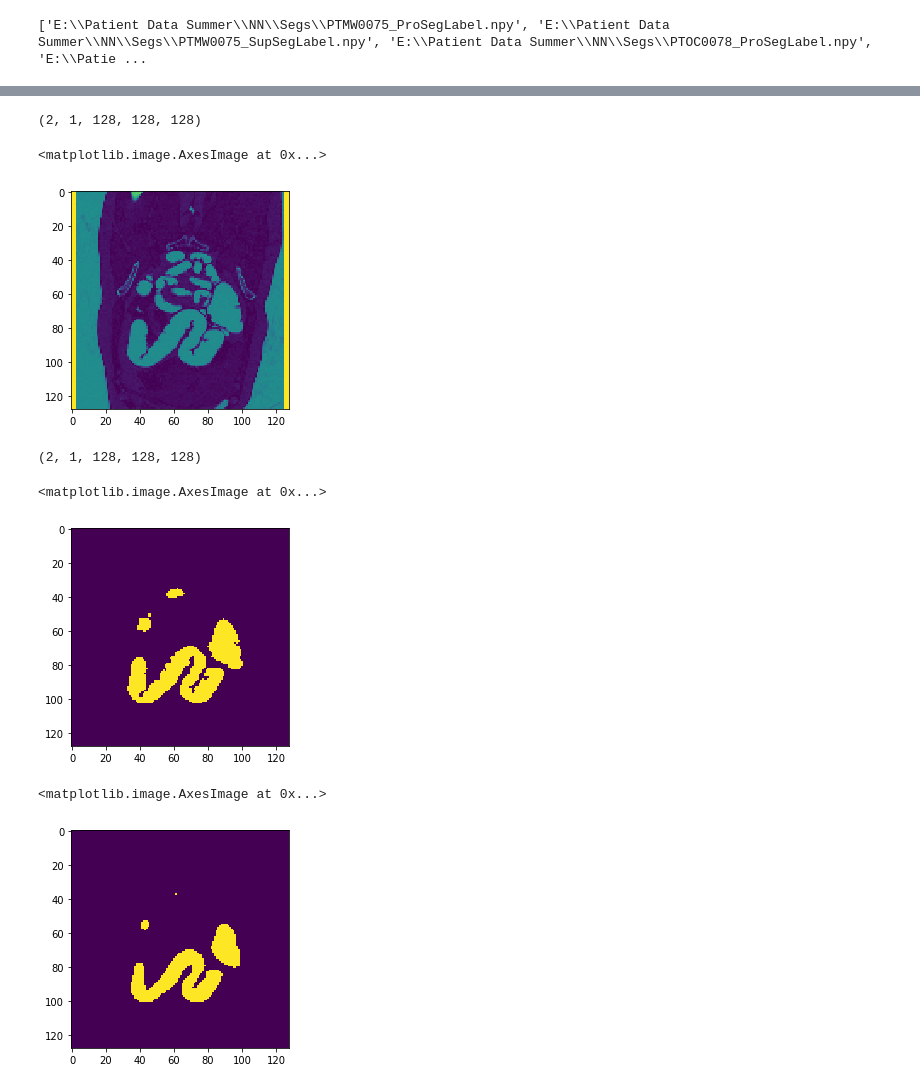
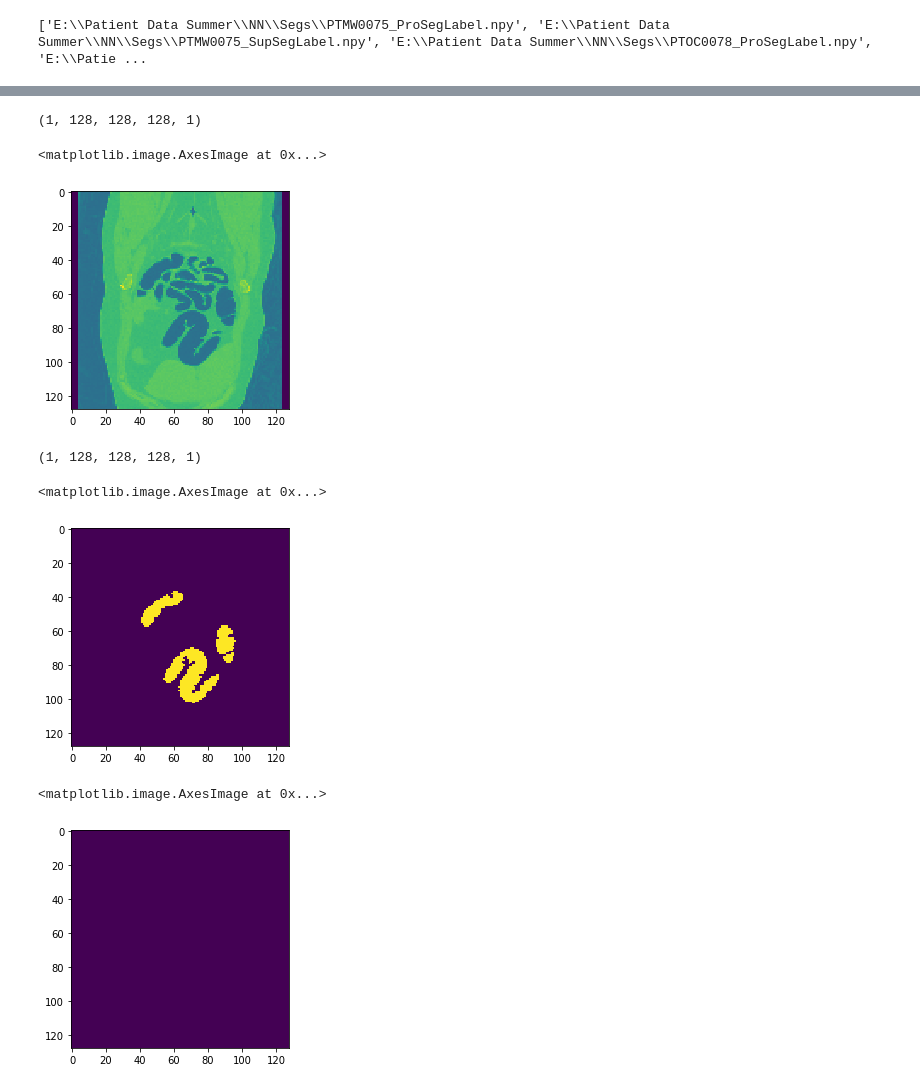
Before and after one commit to SlicerIGT/aigt, a Jupyter notebook: Notebooks/Segmentation3d/AutoSeg.ipynb, the cells around one changed output, grey strips where cells are left out. Drawn from its saved outputs; the diff is of its cells as text; code cells hidden in the pictures.

```diff
--- a/Notebooks/Segmentation3d/AutoSeg.ipynb
+++ b/Notebooks/Segmentation3d/AutoSeg.ipynb
@@ -244,16 +364,16 @@ def dice_coef_loss(y_true, y_pred):
 # %%
 image5Dim = []
 image5DimPaths = []
-for yyy in normalizedFilePaths:
-    print(yyy)
-    a=np.load(yyy)
-    a=a[np.newaxis,...]
-    yyy = yyy[:-4]
-    yyy=yyy + '_5dim.npy'
-    np.save(yyy,a)
+for i in normalizedFilePaths:
+    print(i)
+    a=np.load(i)
+    a=a[...,np.newaxis]
+    i = i[:-4]
+    i=i + '_5dim.npy'
+    np.save(i,a)
     print(np.shape(a))
     image5Dim.append(a)
-    image5DimPaths.append(yyy)
+    image5DimPaths.append(i)
 
 print(np.shape(image5Dim))
 # %% [output]
@@ -278,16 +398,16 @@ E:\Patient Data Summer\NN\Nrrds\PTPR0077_Supine_normalized.npy
 label5Dim = []
 label5DimPaths = []
 
-for iiiii in downsizedLabelFilePaths:
-    print(iiiii)
-    a=np.load(iiiii)
-    a=a[np.newaxis,...]
-    iiiii = iiiii[:-4]
-    iiiii=iiiii + '_5dim.npy'
-    np.save(iiiii,a)
+for i in downsizedLabelFilePaths:
+    print(i)
+    a=np.load(i)
+    a=a[...,np.newaxis]
+    i = i[:-4]
+    i=i + '_5dim.npy'
+    np.save(i,a)
     print(np.shape(a))
     label5Dim.append(a)
-    label5DimPaths.append(yyy)
+    label5DimPaths.append(i)
 
 print(np.shape(label5Dim))
 # %% [output]
@@ -367,9 +464,11 @@ print(listOfLabels)
 # %%
-X_train, X_test, y_train, y_test = train_test_split (image5Dim, label5Dim, test_size = 0.10, random_state = 0)
+X_train, X_test, y_train, y_test = train_test_split (image5Dim, label5Dim, test_size = 0.05, random_state = 0)
 
 
-print(X_train)
+#print(X_train)
 
 print(np.shape(X_train))
 print(np.shape(y_train))
+print(np.shape(X_test))
+print(np.shape(y_test))
 # %% [output]
@@ -617,24 +726,24 @@ np.save(ppath,binaryOutputSeg)
 # %%
 #original CT
 lastNrrd=np.array(X_test)
 print(np.shape(lastNrrd))
-plt.imshow(lastNrrd[0,0,:,80,:])
+plt.imshow(lastNrrd[0,:,85,:,0])
 # %% [output]
-(2, 1, 128, 128, 128)
+(1, 128, 128, 128, 1)
 <matplotlib.image.AxesImage at 0x...>
-[figure, old version]
+[figure, new version]
 # %%
 #human segmentation
 lastSeg=np.array(y_test)
 print(np.shape(lastSeg))
-plt.imshow(lastSeg[0,0,:,80,:])
+plt.imshow(lastSeg[0,:,85,:,0])
 # %% [output]
-(2, 1, 128, 128, 128)
+(1, 128, 128, 128, 1)
 <matplotlib.image.AxesImage at 0x...>
-[figure, old version]
+[figure, new version]
 # %%
 #Neural network segmentation converted to binary
-plt.imshow(np.array(binaryOutputSeg[0,0,:,80,:]))
+plt.imshow(np.array(binaryOutputSeg[0,:,85,:,0]))
 # %% [output]
 <matplotlib.image.AxesImage at 0x...>
-[figure, old version]
+[figure, new version]
```
Also changed, not shown: parts of 34 cells of this notebook.
